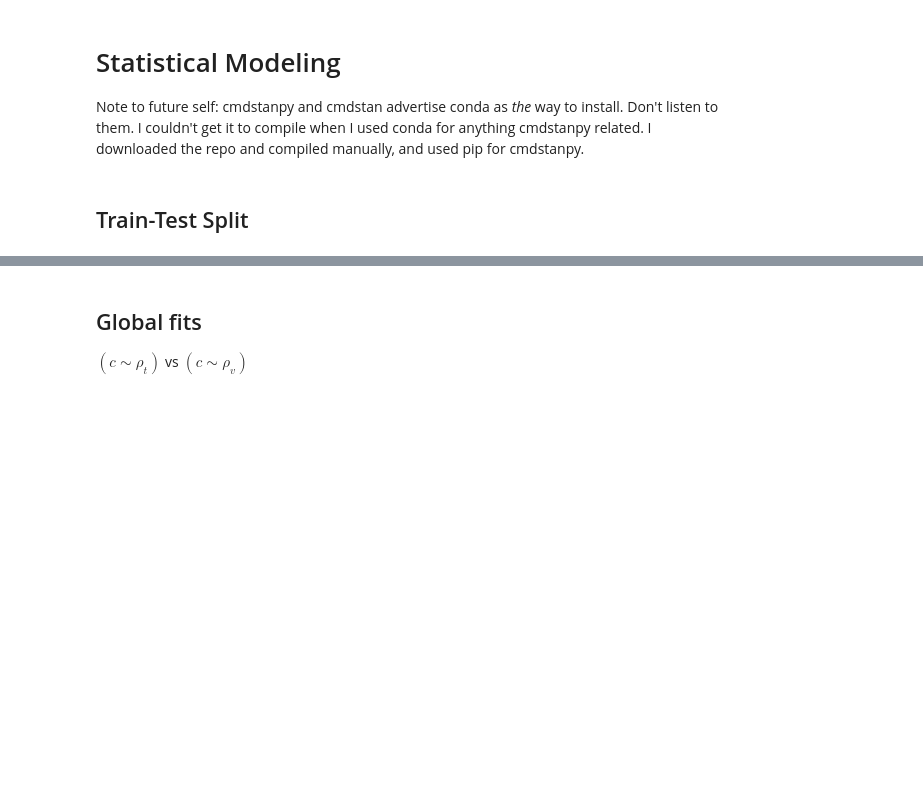
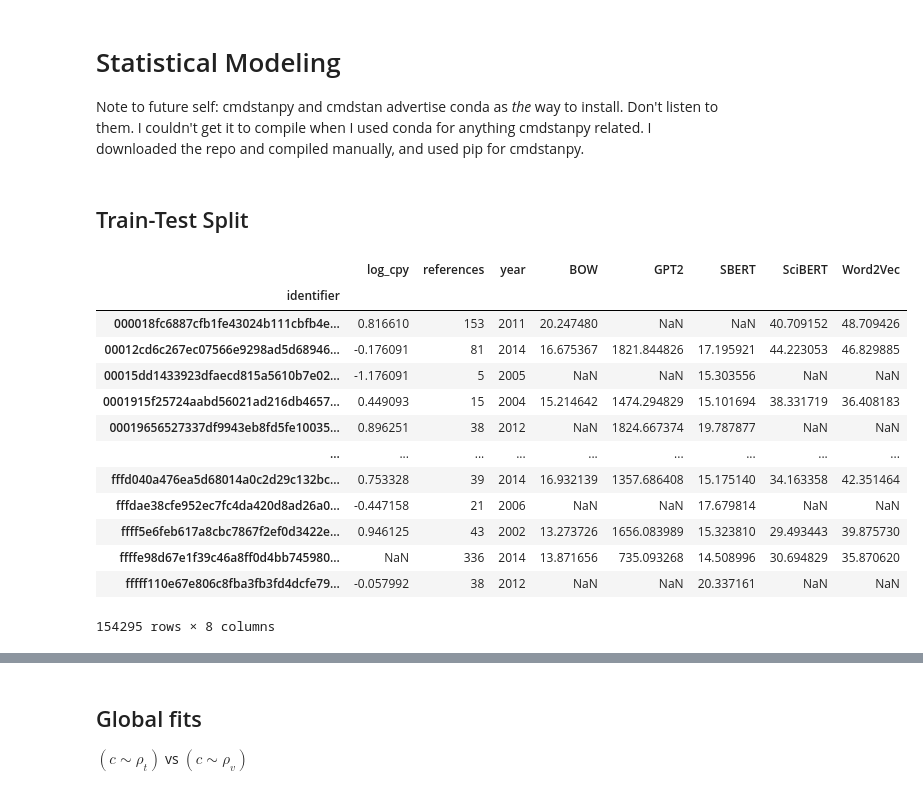
Before and after one commit to nathimel/citesim, a Jupyter notebook: src/notebooks/hierarchical_modeling.ipynb, the cells around one changed output, grey strips where cells are left out. Cells and saved outputs as stored; diff of their text form; code cells hidden in the pictures; blank space fills up the shorter version.

```diff
--- a/src/notebooks/hierarchical_modeling.ipynb
+++ b/src/notebooks/hierarchical_modeling.ipynb
@@ -18,6 +27,7 @@ config = {
     "bins": 16,
     "min_bin_percentile": 10,
     "eval_sample_size": 1000,
+    "nonden_fit_cols": ["references", "year"],
 }
 # %% [markdown]
 #### Load data
@@ -151,3 +175,29 @@ df_eval
+# %%
+# Pivot to wide format so we can use the same train_test division
+# and so we can use multiple densities at once
+df_vectorizers = df_all.pivot_table(
+    index="identifier", columns="vectorizer", values="density"
+)
+# For the nonden cols we can take the first because the other values are duplicates
+nonden_cols = ["log_cpy", ] + config["nonden_fit_cols"]
+df_others = df_all.groupby("identifier")[nonden_cols].first()
+df_eval = pd.concat([df_others, df_vectorizers], axis="columns")
+df_eval
+# %% [output]
+|  | log_cpy | references | year | BOW | GPT2 | SBERT | SciBERT | Word2Vec |
+| identifier |  |  |  |  |  |  |  |  |
+| 000018fc6887cfb1fe43024b111cbfb4e... | 0.816610 | 153 | 2011 | 20.247480 | NaN | NaN | 40.709152 | 48.709426 |
+| 00012cd6c267ec07566e9298ad5d68946... | -0.176091 | 81 | 2014 | 16.675367 | 1821.844826 | 17.195921 | 44.223053 | 46.829885 |
+| 00015dd1433923dfaecd815a5610b7e02... | -1.176091 | 5 | 2005 | NaN | NaN | 15.303556 | NaN | NaN |
+| 0001915f25724aabd56021ad216db4657... | 0.449093 | 15 | 2004 | 15.214642 | 1474.294829 | 15.101694 | 38.331719 | 36.408183 |
+| 00019656527337df9943eb8fd5fe10035... | 0.896251 | 38 | 2012 | NaN | 1824.667374 | 19.787877 | NaN | NaN |
+| ... | ... | ... | ... | ... | ... | ... | ... | ... |
+| fffd040a476ea5d68014a0c2d29c132bc... | 0.753328 | 39 | 2014 | 16.932139 | 1357.686408 | 15.175140 | 34.163358 | 42.351464 |
+| fffdae38cfe952ec7fc4da420d8ad26a0... | -0.447158 | 21 | 2006 | NaN | NaN | 17.679814 | NaN | NaN |
+| ffff5e6feb617a8cbc7867f2ef0d3422e... | 0.946125 | 43 | 2002 | 13.273726 | 1656.083989 | 15.323810 | 29.493443 | 39.875730 |
+| ffffe98d67e1f39c46a8ff0d4bb745980... | NaN | 336 | 2014 | 13.871656 | 735.093268 | 14.508996 | 30.694829 | 35.870620 |
+| fffff110e67e806c8fba3fb3fd4dcfe79... | -0.057992 | 38 | 2012 | NaN | NaN | 20.337161 | NaN | NaN |
+154295 rows × 8 columns
 # %%
 # Apply scaling (normalization by mean and sigma) to help with modelling
 df_eval = df_eval.apply(scale)
```
Also changed, not shown: parts of 36 cells of this notebook, 1 other file.
